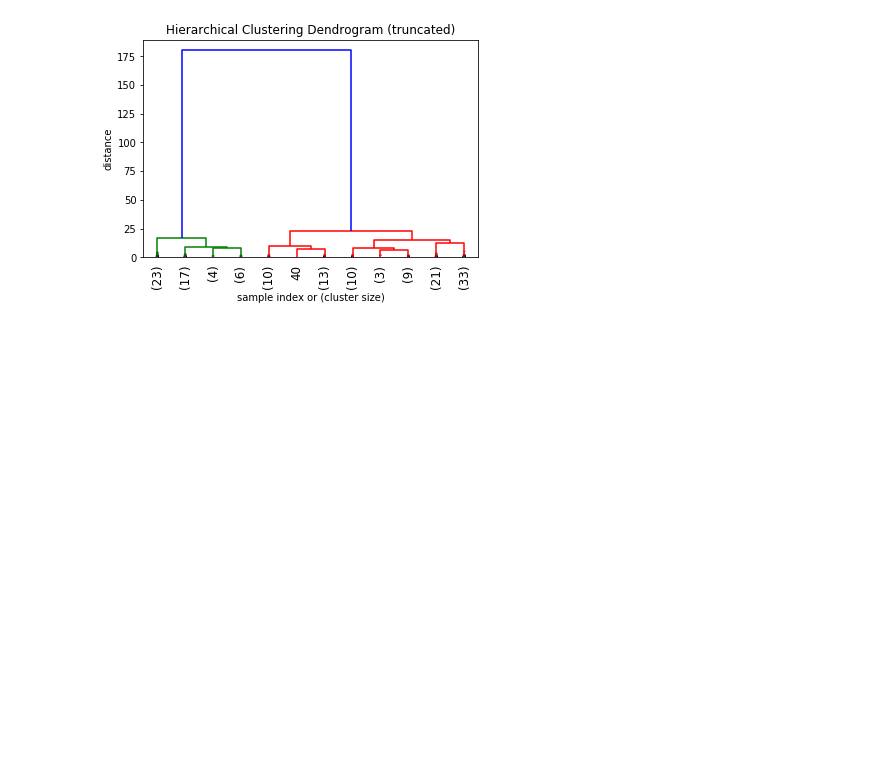
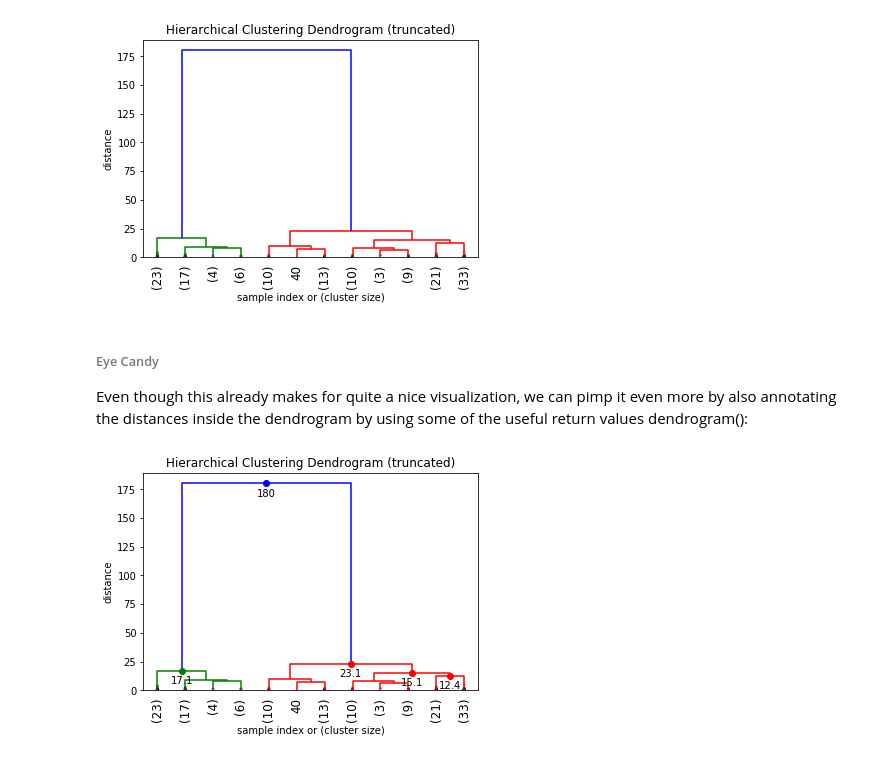
Before and after one commit to vaibhavsingal/INSOFE_Lab, a Jupyter notebook: Hierarchial_Clustering.ipynb, the cells around one changed output. Saved outputs shown, nothing was run; the diff lists cells and outputs as text; code cells hidden in the pictures; blank space fills up the shorter version.

```diff
--- a/Hierarchial_Clustering.ipynb
+++ b/Hierarchial_Clustering.ipynb
@@ -207,3 +207,43 @@ plt.show()
 [figure]
 # %%
 #We can now see that the right most cluster already consisted of 33 samples before the last 12 merges.
+# %% [markdown]
+###### Eye Candy
+Even though this already makes for quite a nice visualization, we can pimp it even more by also annotating the distances inside the dendrogram by using some of the useful return values dendrogram():
+# %%
+def fancy_dendrogram(*args, **kwargs):
+    max_d = kwargs.pop('max_d', None)
+    if max_d and 'color_threshold' not in kwargs:
+        kwargs['color_threshold'] = max_d
+    annotate_above = kwargs.pop('annotate_above', 0)
+
+    ddata = dendrogram(*args, **kwargs)
+
+    if not kwargs.get('no_plot', False):
+        plt.title('Hierarchical Clustering Dendrogram (truncated)')
+        plt.xlabel('sample index or (cluster size)')
+        plt.ylabel('distance')
+        for i, d, c in zip(ddata['icoord'], ddata['dcoord'], ddata['color_list']):
+            x = 0.5 * sum(i[1:3])
+            y = d[1]
+            if y > annotate_above:
+                plt.plot(x, y, 'o', c=c)
+                plt.annotate("%.3g" % y, (x, y), xytext=(0, -5),
+                             textcoords='offset points',
+                             va='top', ha='center')
+        if max_d:
+            plt.axhline(y=max_d, c='k')
+    return ddata
+# %%
+fancy_dendrogram(
+    Z,
+    truncate_mode='lastp',
+    p=12,
+    leaf_rotation=90.,
+    leaf_font_size=12.,
+    show_contracted=True,
+    annotate_above=10,  # useful in small plots so annotations don't overlap
+)
+plt.show()
+# %% [output]
+[figure, added]
```
Also changed, not shown: parts of 30 cells of this notebook, 1 other file.
